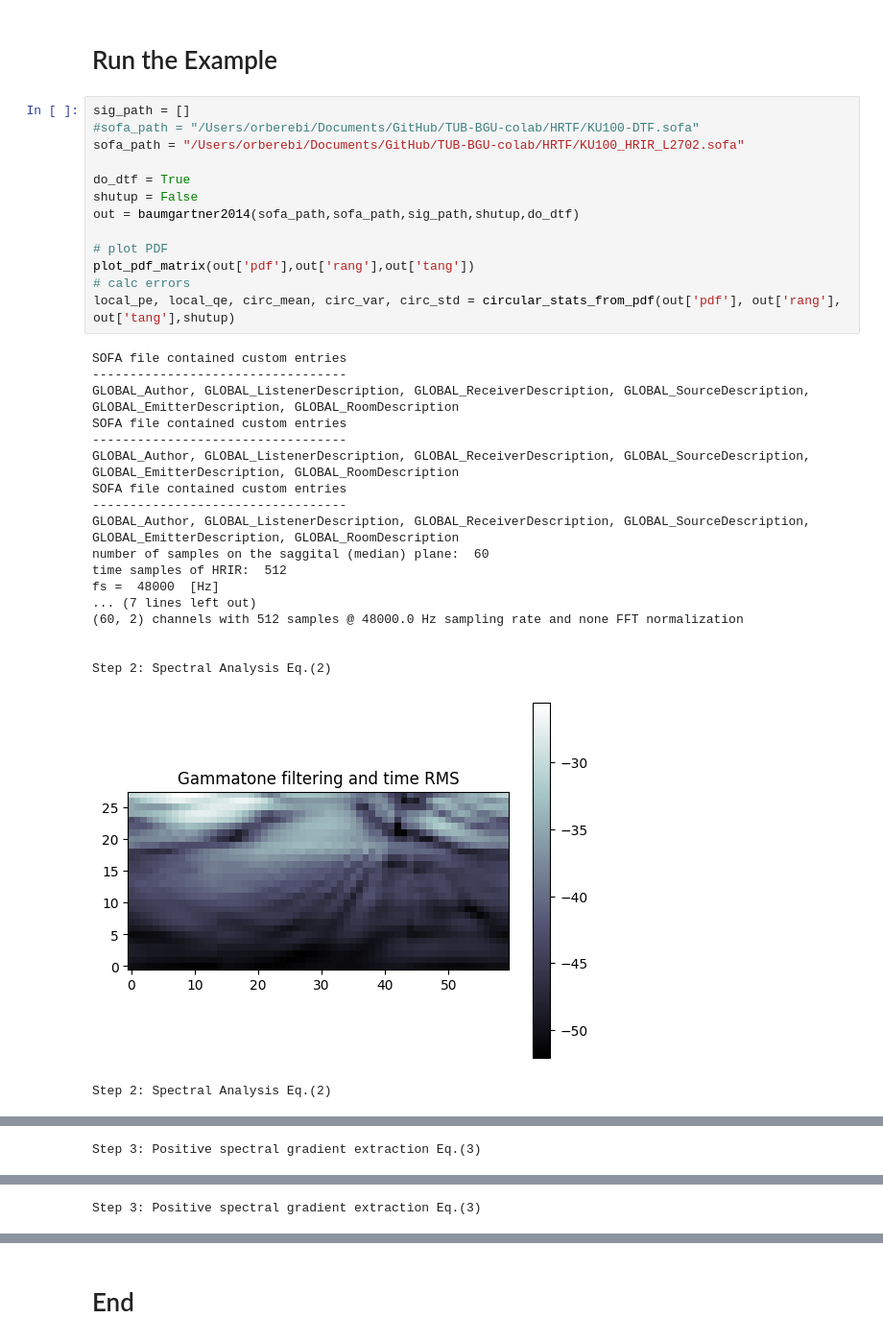
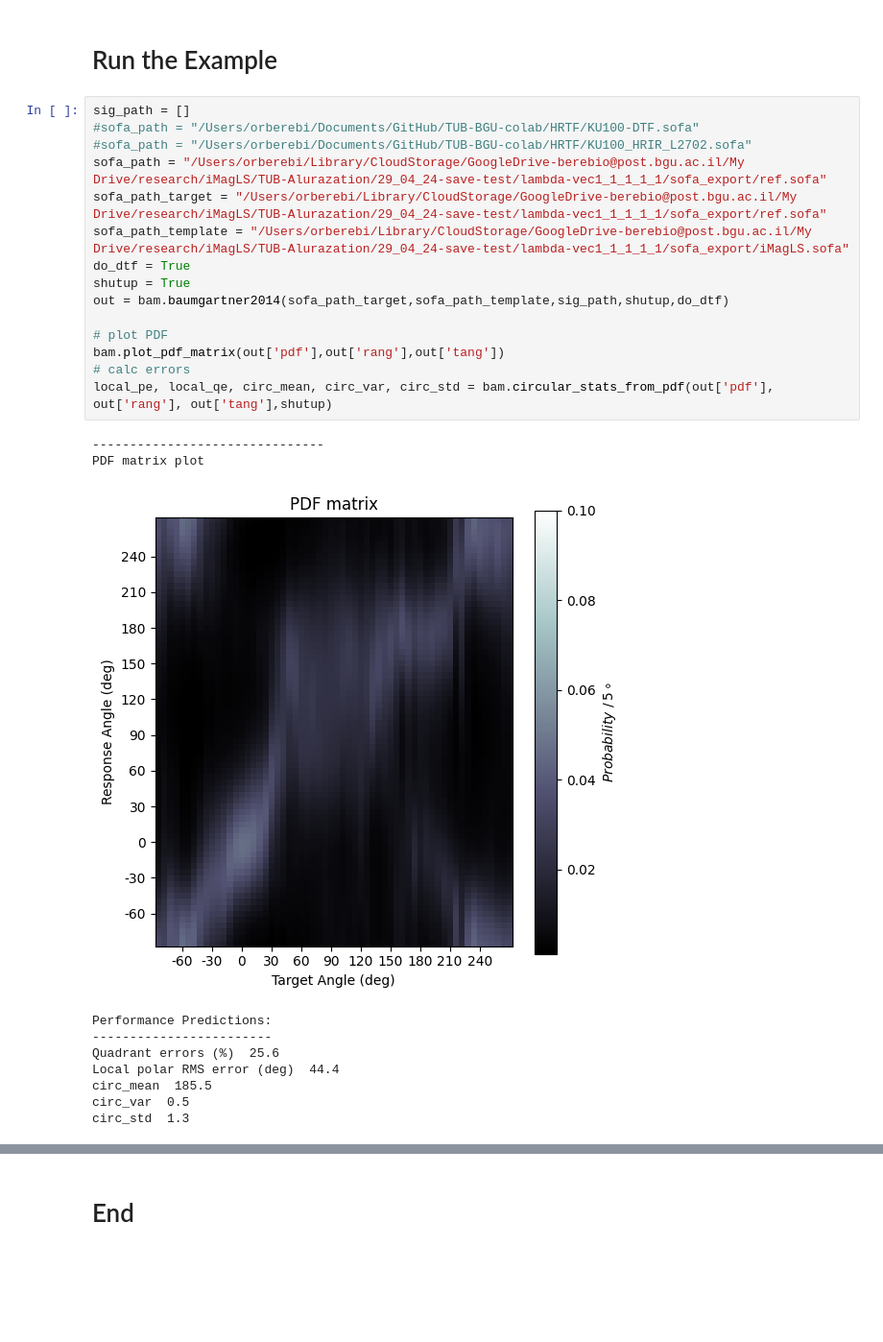
Before and after one commit to OrBerebi/TUB-BGU-colab, a Jupyter notebook: PyTorch/baumgartner2014/run_demo.ipynb, the cells around one changed output, grey strips where cells are left out. Shown at 96% size. Cells and saved outputs as stored; diff of their text form; blank space fills up the shorter version.

```diff
--- a/PyTorch/baumgartner2014/run_demo.ipynb
+++ b/PyTorch/baumgartner2014/run_demo.ipynb
@@ -487,33 +7,26 @@ def hrtf2dtf(hrtf,sampling,freq_range,shutup):
 # %%
 sig_path = []
 #sofa_path = "/Users/orberebi/Documents/GitHub/TUB-BGU-colab/HRTF/KU100-DTF.sofa"
-sofa_path = "/Users/orberebi/Documents/GitHub/TUB-BGU-colab/HRTF/KU100_HRIR_L2702.sofa"
-
+#sofa_path = "/Users/orberebi/Documents/GitHub/TUB-BGU-colab/HRTF/KU100_HRIR_L2702.sofa"
+sofa_path = "/Users/orberebi/Library/CloudStorage/GoogleDrive-berebio@post.bgu.ac.il/My Drive/research/iMagLS/TUB-Alurazation/29_04_24-save-test/lambda-vec1_1_1_1_1/sofa_export/ref.sofa"
+sofa_path_target = "/Users/orberebi/Library/CloudStorage/GoogleDrive-berebio@post.bgu.ac.il/My Drive/research/iMagLS/TUB-Alurazation/29_04_24-save-test/lambda-vec1_1_1_1_1/sofa_export/ref.sofa"
+sofa_path_template = "/Users/orberebi/Library/CloudStorage/GoogleDrive-berebio@post.bgu.ac.il/My Drive/research/iMagLS/TUB-Alurazation/29_04_24-save-test/lambda-vec1_1_1_1_1/sofa_export/iMagLS.sofa"
 do_dtf = True
-shutup = False
-out = baumgartner2014(sofa_path,sofa_path,sig_path,shutup,do_dtf)
+shutup = True
+out = bam.baumgartner2014(sofa_path_target,sofa_path_template,sig_path,shutup,do_dtf)
 
 # plot PDF
-plot_pdf_matrix(out['pdf'],out['rang'],out['tang'])
+bam.plot_pdf_matrix(out['pdf'],out['rang'],out['tang'])
 # calc errors
-local_pe, local_qe, circ_mean, circ_var, circ_std = circular_stats_from_pdf(out['pdf'], out['rang'], out['tang'],shutup)
+local_pe, local_qe, circ_mean, circ_var, circ_std = bam.circular_stats_from_pdf(out['pdf'], out['rang'], out['tang'],shutup)
 # %% [output]
-SOFA file contained custom entries
-----------------------------------
-GLOBAL_Author, GLOBAL_ListenerDescription, GLOBAL_ReceiverDescription, GLOBAL_SourceDescription, GLOBAL_EmitterDescription, GLOBAL_RoomDescription
-SOFA file contained custom entries
-----------------------------------
-GLOBAL_Author, GLOBAL_ListenerDescription, GLOBAL_ReceiverDescription, GLOBAL_SourceDescription, GLOBAL_EmitterDescription, GLOBAL_RoomDescription
-SOFA file contained custom entries
-----------------------------------
-GLOBAL_Author, GLOBAL_ListenerDescription, GLOBAL_ReceiverDescription, GLOBAL_SourceDescription, GLOBAL_EmitterDescription, GLOBAL_RoomDescription
-number of samples on the saggital (median) plane:  60
-time samples of HRIR:  512
-fs =  48000  [Hz]
-... (7 lines left out)
-(60, 2) channels with 512 samples @ 48000.0 Hz sampling rate and none FFT normalization
-
-
-Step 2: Spectral Analysis Eq.(2)
+-------------------------------
+PDF matrix plot
-[figure, old version]
+[figure, new version]
-Step 2: Spectral Analysis Eq.(2)
+Performance Predictions:
+------------------------
+Quadrant errors (%)  25.6
+Local polar RMS error (deg)  44.4
+circ_mean  185.5
+circ_var  0.5
+circ_std  1.3
@@ -521 +32,0 @@ Step 2: Spectral Analysis Eq.(2)
-Step 3: Positive spectral gradient extraction Eq.(3)
@@ -523 +32,0 @@ Step 3: Positive spectral gradient extraction Eq.(3)
-Step 3: Positive spectral gradient extraction Eq.(3)
```
Also changed, not shown: parts of 4 cells of this notebook, 46 other files.
